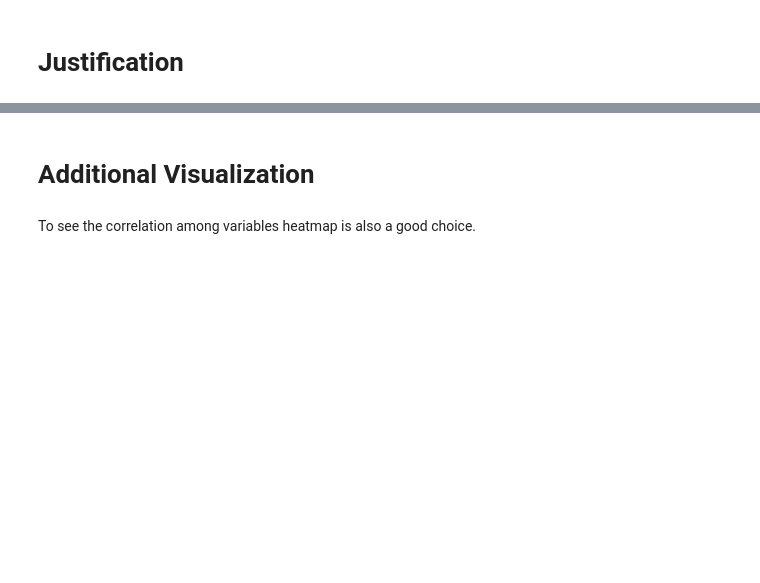
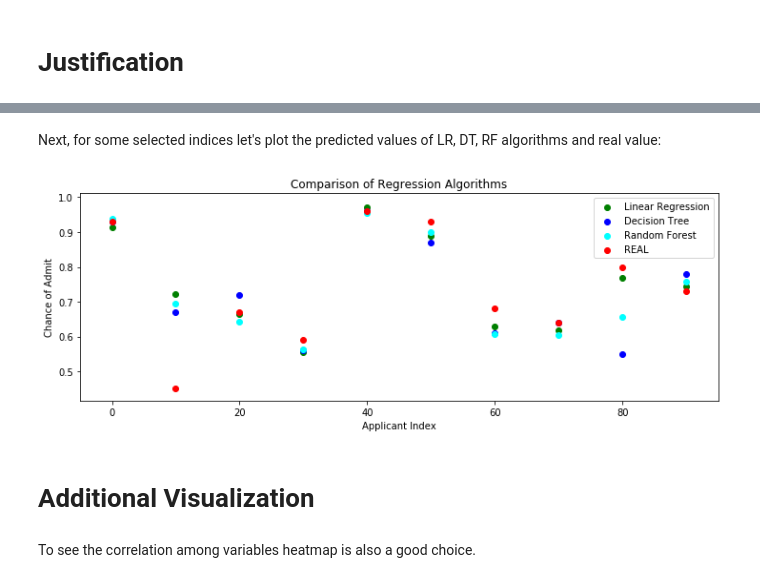
Before and after one commit to EndlessJoon/ML-Nanodegree, a Jupyter notebook: capstone/capstone.ipynb, the cells around one changed output, grey strips where cells are left out. Saved outputs shown, nothing was run; the diff lists cells and outputs as text; code cells hidden in the pictures; blank space fills up the shorter version.

```diff
--- a/capstone/capstone.ipynb
+++ b/capstone/capstone.ipynb
@@ -407,3 +406,18 @@ print(y_test.iloc[77])
+# %% [markdown]
+Next, for some selected indices let's plot the predicted values of LR, DT, RF algorithms and real value:
+# %%
+plt.figure(figsize=(12, 4))
+green = plt.scatter(np.arange(0,100,10),lr_pred_test[0:100:10],color = "green")
+blue = plt.scatter(np.arange(0,100,10),tr_pred_test[0:100:10],color = "blue")
+cyan = plt.scatter(np.arange(0,100,10),fr_pred_test[0:100:10],color = "cyan")
+red = plt.scatter(np.arange(0,100,10),y_test[0:100:10],color = "red")
+plt.title("Comparison of Regression Algorithms")
+plt.xlabel("Applicant Index")
+plt.ylabel("Chance of Admit")
+plt.legend((green,blue,cyan,red),('Linear Regression', 'Decision Tree', 'Random Forest', 'REAL'), loc=1)
+plt.show()
+# %% [output]
+[figure, added]
 # %% [markdown]
 # Additional Visualization
 # %% [markdown]
```
Also changed, not shown: parts of 11 cells of this notebook.
